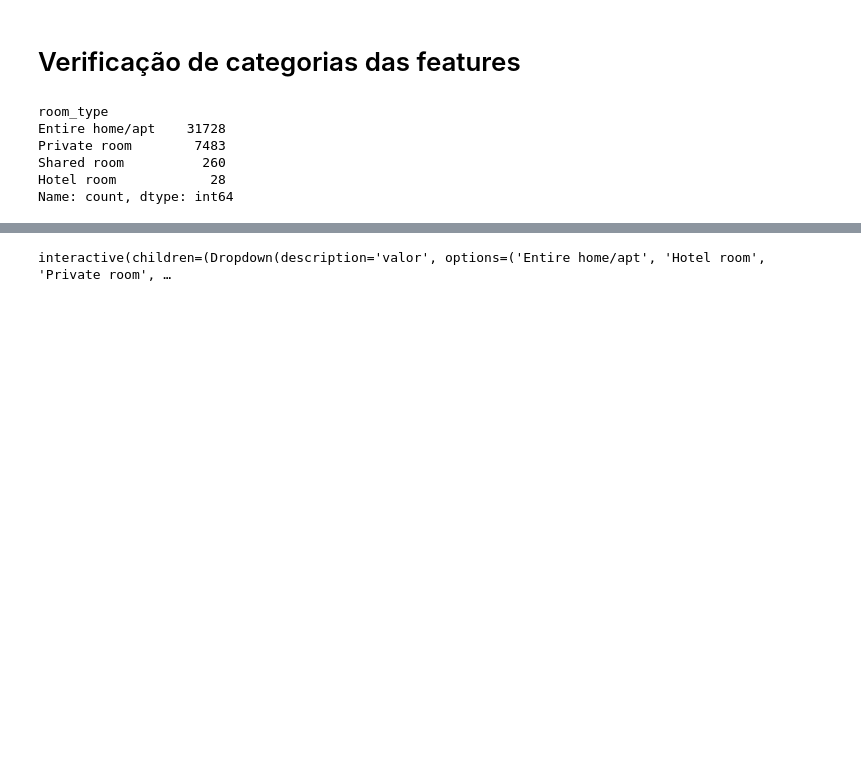
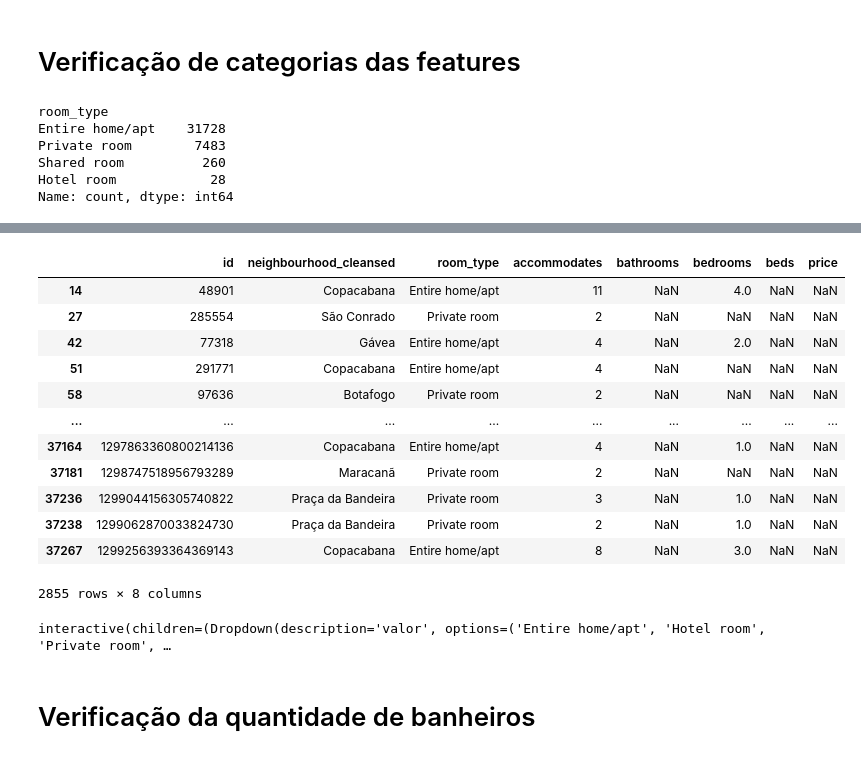
Before and after one commit to ederray/projetos_dnc, a Jupyter notebook: desafio5_data_wrangling/notebooks/eda.ipynb, the cells around one changed output, grey strips where cells are left out. Saved outputs shown, nothing was run; the diff lists cells and outputs as text; code cells hidden in the pictures; blank space fills up the shorter version.

```diff
--- a/desafio5_data_wrangling/notebooks/eda.ipynb
+++ b/desafio5_data_wrangling/notebooks/eda.ipynb
@@ -215,5 +308,24 @@ Name: count, dtype: int64
+# %%
+tbl_feature = filtrar_feature_valor_categorico(df=listings, query=f"price.isna()")
+tbl_feature
+# %% [output]
+|  | id | neighbourhood_cleansed | room_type | accommodates | bathrooms | bedrooms | beds | price |
+| 14 | 48901 | Copacabana | Entire home/apt | 11 | NaN | 4.0 | NaN | NaN |
+| 27 | 285554 | São Conrado | Private room | 2 | NaN | NaN | NaN | NaN |
+| 42 | 77318 | Gávea | Entire home/apt | 4 | NaN | 2.0 | NaN | NaN |
+| 51 | 291771 | Copacabana | Entire home/apt | 4 | NaN | NaN | NaN | NaN |
+| 58 | 97636 | Botafogo | Private room | 2 | NaN | NaN | NaN | NaN |
+| ... | ... | ... | ... | ... | ... | ... | ... | ... |
+| 37164 | 1297863360800214136 | Copacabana | Entire home/apt | 4 | NaN | 1.0 | NaN | NaN |
+| 37181 | 1298747518956793289 | Maracanã | Private room | 2 | NaN | NaN | NaN | NaN |
+| 37236 | 1299044156305740822 | Praça da Bandeira | Private room | 3 | NaN | 1.0 | NaN | NaN |
+| 37238 | 1299062870033824730 | Praça da Bandeira | Private room | 2 | NaN | 1.0 | NaN | NaN |
+| 37267 | 1299256393364369143 | Copacabana | Entire home/apt | 8 | NaN | 3.0 | NaN | NaN |
+2855 rows × 8 columns
 # %%
 # filtragem interativa dos valores da coluna room_type
 filtragem_iterativa_valores_catogoricos(df=listings, coluna='room_type')
 # %% [output]
 interactive(children=(Dropdown(description='valor', options=('Entire home/apt', 'Hotel room', 'Private room', …
+# %% [markdown]
+# Verificação da quantidade de banheiros
```
Also changed, not shown: parts of 15 cells of this notebook, 2 other files.
